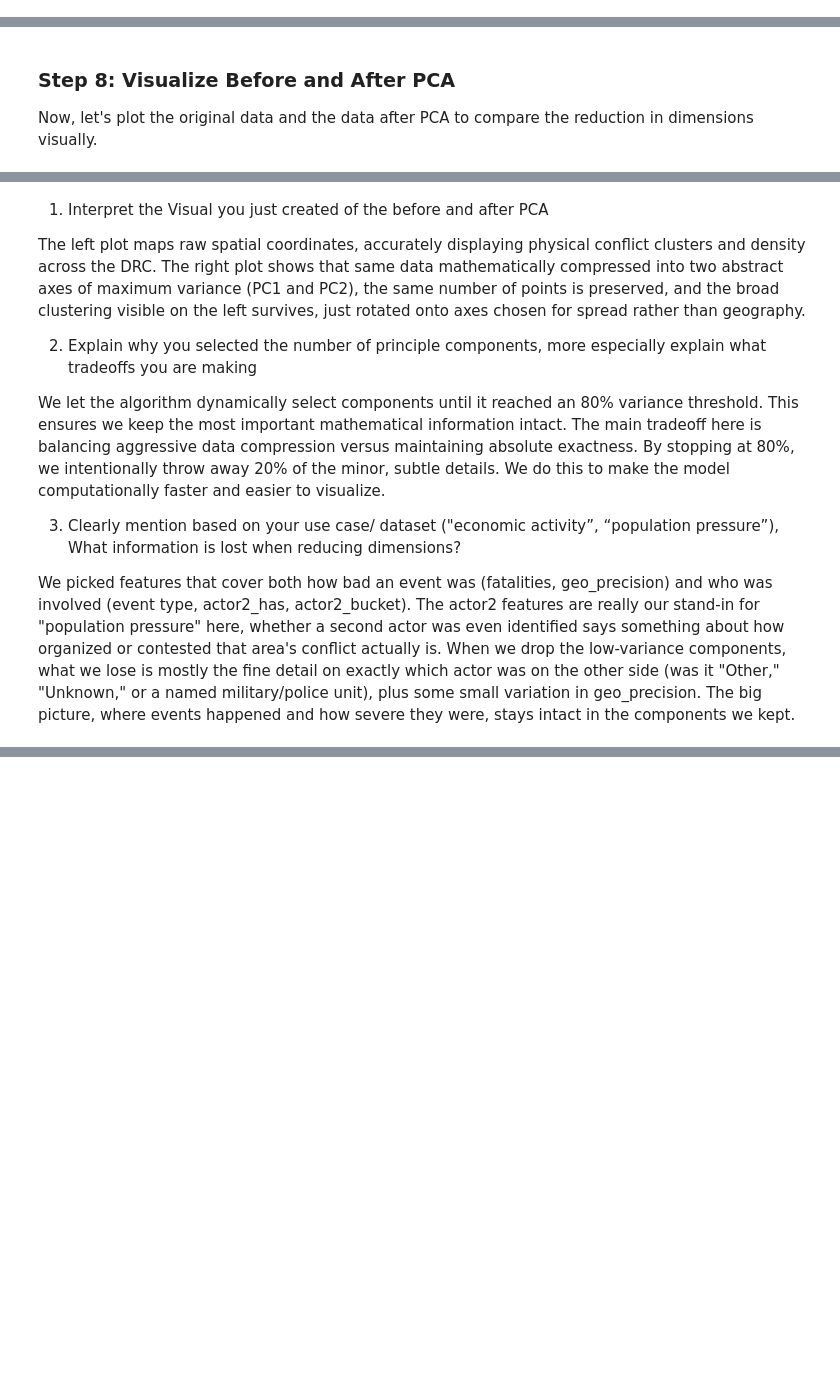
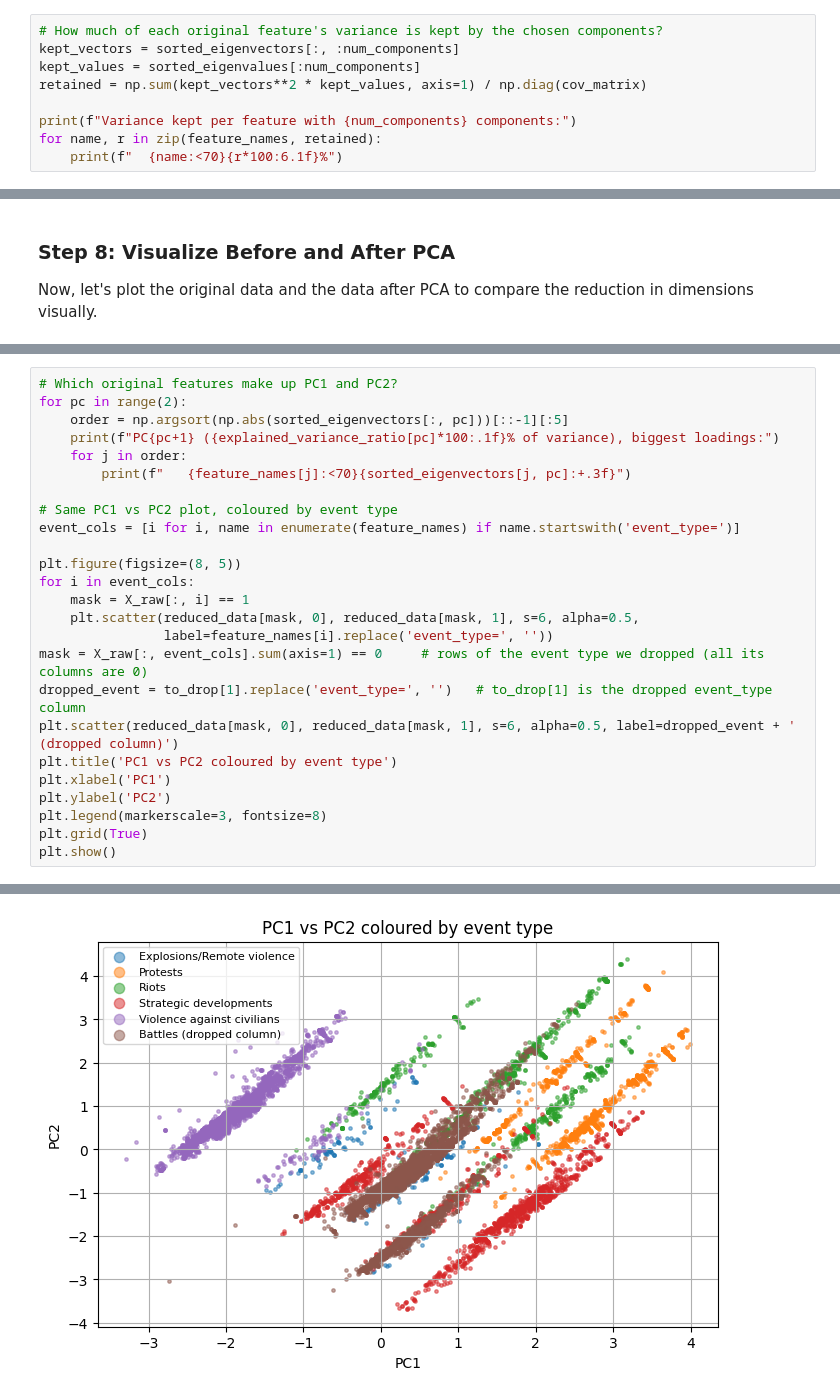
Before and after one commit to ToluwaniOladeji/Formative-2_Principle-Component-Analysis, a Jupyter notebook: PCA_Formative_2[Peer_Pair_Team_13].ipynb, the cells around one changed output, grey strips where cells are left out. Saved outputs shown, nothing was run; the diff lists cells and outputs as text; blank space fills up the shorter version.

```diff
--- a/PCA_Formative_2[Peer_Pair_Team_13].ipynb
+++ b/PCA_Formative_2[Peer_Pair_Team_13].ipynb
@@ -431,0 +555,9 @@ array([[ 4.64873973,  0.1583589 , -0.25205637,  0.09241832,  2.17825192,
+# %%
+# How much of each original feature's variance is kept by the chosen components?
+kept_vectors = sorted_eigenvectors[:, :num_components]
+kept_values = sorted_eigenvalues[:num_components]
+retained = np.sum(kept_vectors**2 * kept_values, axis=1) / np.diag(cov_matrix)
+
+print(f"Variance kept per feature with {num_components} components:")
+for name, r in zip(feature_names, retained):
+    print(f"  {name:<70}{r*100:6.1f}%")
@@ -478,12 +685,26 @@ plt.show()
-# %% [markdown]
-1. Interpret the Visual you just created of the before and after PCA
-
-The left plot maps raw spatial coordinates, accurately displaying physical conflict clusters and density across the DRC. The right plot shows that same data mathematically compressed into two abstract axes of maximum variance (PC1 and PC2), the same number of points is preserved, and the broad clustering visible on the left survives, just rotated onto axes chosen for spread rather than geography.
-
-2. Explain why you selected the number of principle components, more especially explain what tradeoffs you are making
-
-We let the algorithm dynamically select components until it reached an 80% variance threshold. This ensures we keep the most important mathematical information intact. The main tradeoff here is balancing aggressive data compression versus maintaining absolute exactness. By stopping at 80%, we intentionally throw away 20% of the minor, subtle details. We do this to make the model computationally faster and easier to visualize.
-
-3. Clearly mention based on your use case/ dataset ("economic activity”, “population pressure”), What information is lost when reducing dimensions?
-
-We picked features that cover both how bad an event was (fatalities, geo_precision) and who was involved (event type, actor2_has, actor2_bucket). The actor2 features are really our stand-in for "population pressure" here, whether a second actor was even identified says something about how organized or contested that area's conflict actually is. When we drop the low-variance components, what we lose is mostly the fine detail on exactly which actor was on the other side (was it "Other," "Unknown," or a named military/police unit), plus some small variation in geo_precision. The big picture, where events happened and how severe they were, stays intact in the components we kept.
+# %%
+# Which original features make up PC1 and PC2?
+for pc in range(2):
+    order = np.argsort(np.abs(sorted_eigenvectors[:, pc]))[::-1][:5]
+    print(f"PC{pc+1} ({explained_variance_ratio[pc]*100:.1f}% of variance), biggest loadings:")
+    for j in order:
+        print(f"   {feature_names[j]:<70}{sorted_eigenvectors[j, pc]:+.3f}")
+
+# Same PC1 vs PC2 plot, coloured by event type
+event_cols = [i for i, name in enumerate(feature_names) if name.startswith('event_type=')]
+
+plt.figure(figsize=(8, 5))
+for i in event_cols:
+    mask = X_raw[:, i] == 1
+    plt.scatter(reduced_data[mask, 0], reduced_data[mask, 1], s=6, alpha=0.5,
+                label=feature_names[i].replace('event_type=', ''))
+mask = X_raw[:, event_cols].sum(axis=1) == 0     # rows of the event type we dropped (all its columns are 0)
+dropped_event = to_drop[1].replace('event_type=', '')   # to_drop[1] is the dropped event_type column
+plt.scatter(reduced_data[mask, 0], reduced_data[mask, 1], s=6, alpha=0.5, label=dropped_event + ' (dropped column)')
+plt.title('PC1 vs PC2 coloured by event type')
+plt.xlabel('PC1')
+plt.ylabel('PC2')
+plt.legend(markerscale=3, fontsize=8)
+plt.grid(True)
+plt.show()
+# %% [output]
@@ -489,0 +723 @@ We picked features that cover both how bad an event was (fatalities, geo_precisi
+[figure, added]
```
Also changed, not shown: parts of 22 cells of this notebook.
